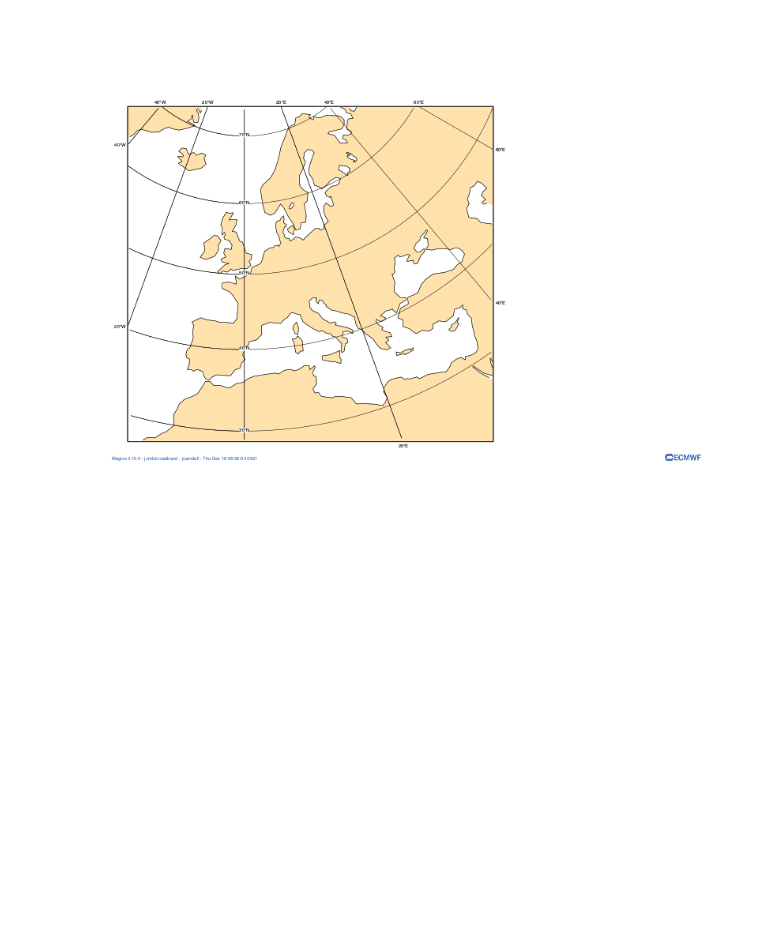
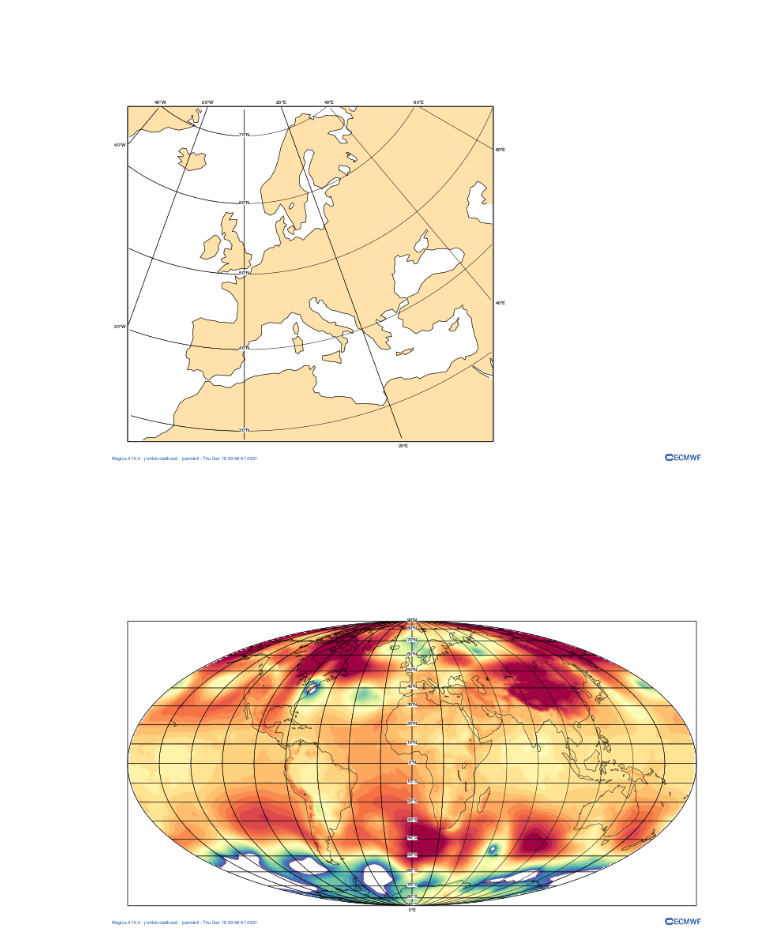
Before and after one commit to ecmwf/magpye, a Jupyter notebook: notebooks/test.ipynb, the cells around one changed output. Drawn from its saved outputs; the diff is of its cells as text; code cells hidden in the pictures; blank space fills up the shorter version.

Commit message:
Adds preset contour demo

```diff
--- a/notebooks/test.ipynb
+++ b/notebooks/test.ipynb
@@ -32,0 +35,6 @@ fig.show()
+# %%
+fig = GeoMap(projection='mollweide', preset='background-foreground')
+fig.data('msl.grib', preset='demo')
+fig.show()
+# %% [output]
+[figure, added]
```
Also changed, not shown: parts of 1 cell of this notebook, 1 other file.
